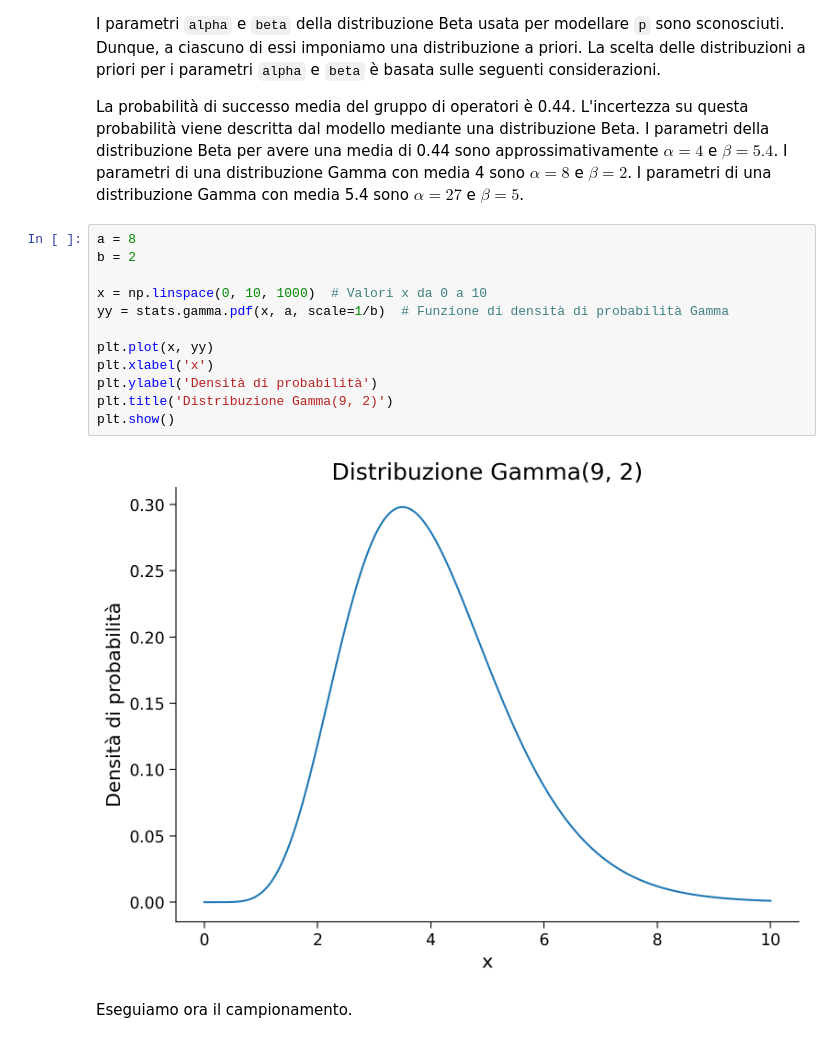
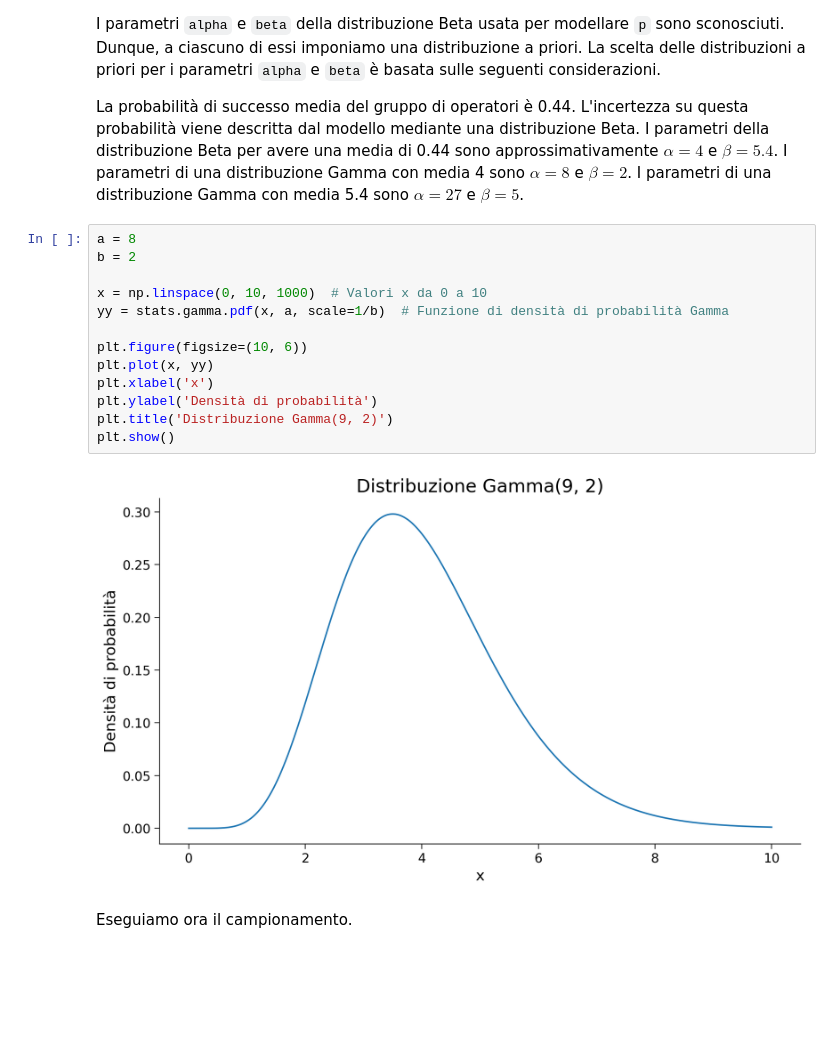
Before and after one commit to ccaudek/ds4psy, a Jupyter notebook: chapter_4/24_hierarchical_models.ipynb, the cells around one changed output. Drawn from its saved outputs; the diff is of its cells as text; blank space fills up the shorter version.

```diff
--- a/chapter_4/24_hierarchical_models.ipynb
+++ b/chapter_4/24_hierarchical_models.ipynb
@@ -182,17 +181,18 @@ La probabilità di successo media del gruppo di operatori è 0.44. L'incertezza
 # %%
 a = 8
 b = 2
 
 x = np.linspace(0, 10, 1000)  # Valori x da 0 a 10
 yy = stats.gamma.pdf(x, a, scale=1/b)  # Funzione di densità di probabilità Gamma
 
+plt.figure(figsize=(10, 6))
 plt.plot(x, yy)
 plt.xlabel('x')
 plt.ylabel('Densità di probabilità')
 plt.title('Distribuzione Gamma(9, 2)')
 plt.show()
 # %% [output]
-[figure, old version]
+[figure, new version]
 # %% [markdown]
 Eseguiamo ora il campionamento.
 # %%
```
Also changed, not shown: parts of 5 cells of this notebook, 16 other files.
